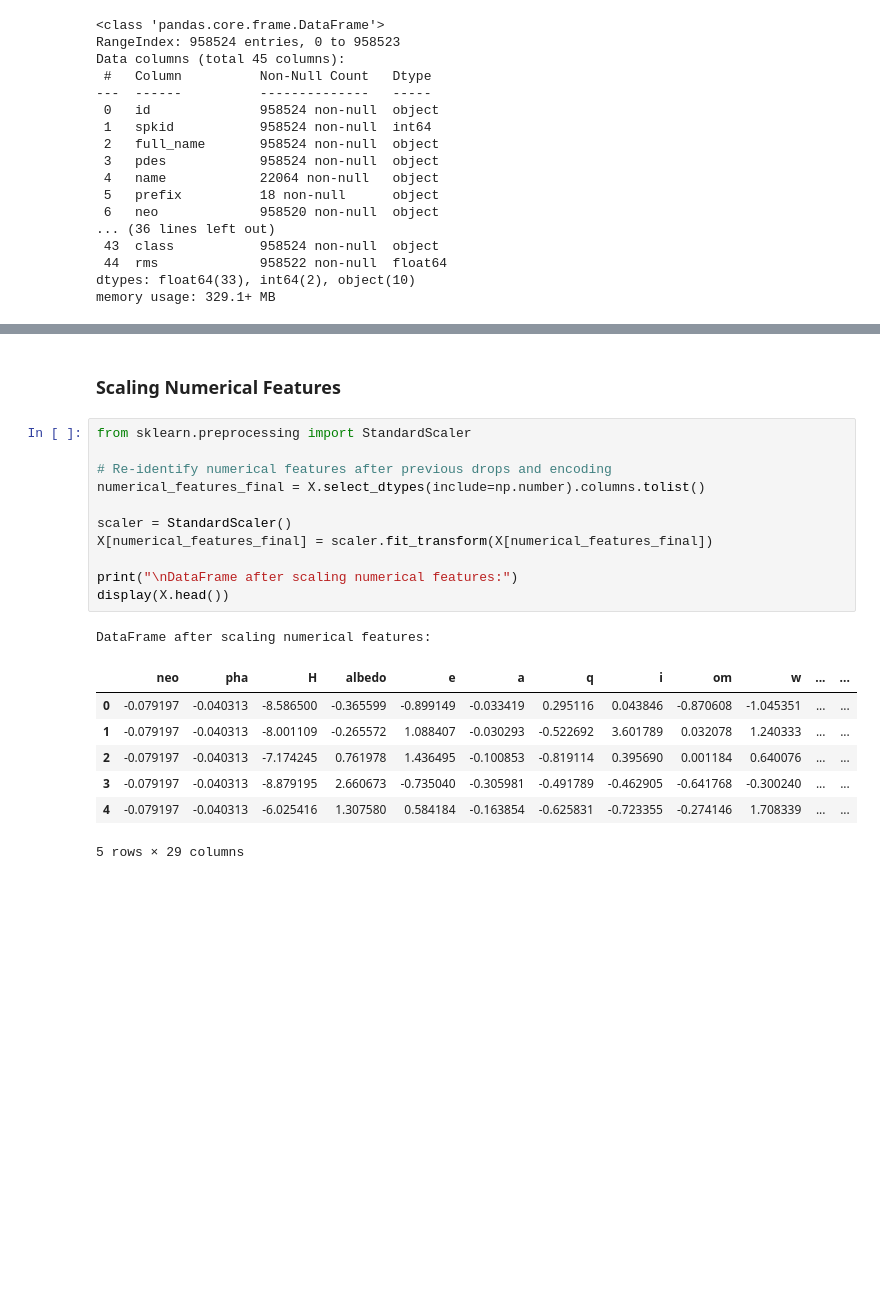
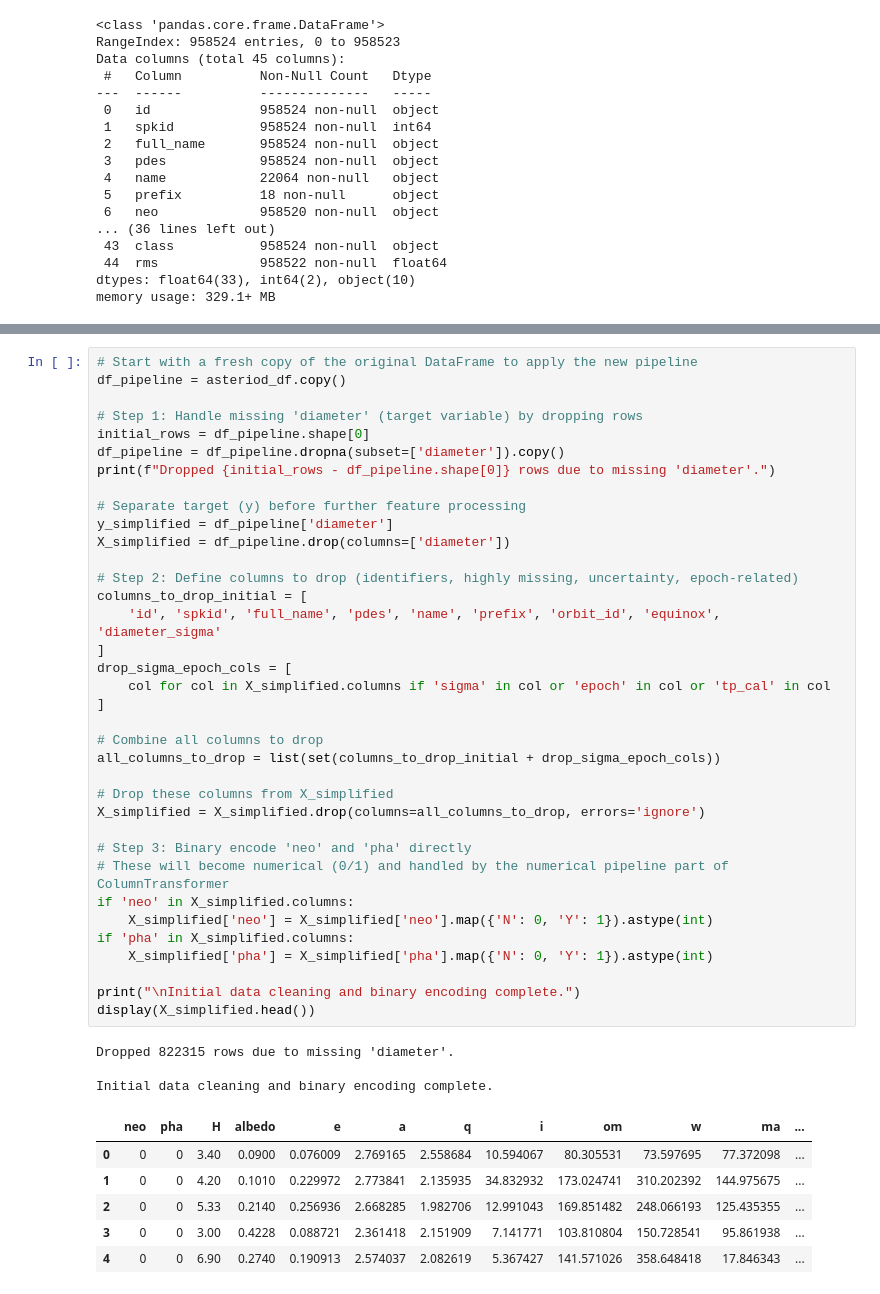
Before and after one commit to Aravindr017/Asteroid-Diameter-Prediction, a Jupyter notebook: Model/Asteriod.ipynb, the cells around one changed output, grey strips where cells are left out. Cells and saved outputs as stored; diff of their text form; blank space fills up the shorter version.

Commit message:
Data preprocessing pipeline created

```diff
--- a/Model/Asteriod.ipynb
+++ b/Model/Asteriod.ipynb
@@ -353,22 +252,46 @@ Final number of features after selection: 29
-# %% [markdown]
-### Scaling Numerical Features
-# %%
-from sklearn.preprocessing import StandardScaler
-
-# Re-identify numerical features after previous drops and encoding
-numerical_features_final = X.select_dtypes(include=np.number).columns.tolist()
-
-scaler = StandardScaler()
-X[numerical_features_final] = scaler.fit_transform(X[numerical_features_final])
-
-print("\nDataFrame after scaling numerical features:")
-display(X.head())
-# %% [output]
-DataFrame after scaling numerical features:
-|  | neo | pha | H | albedo | e | a | q | i | om | w | ... | ... |
-| 0 | -0.079197 | -0.040313 | -8.586500 | -0.365599 | -0.899149 | -0.033419 | 0.295116 | 0.043846 | -0.870608 | -1.045351 | ... | ... |
-| 1 | -0.079197 | -0.040313 | -8.001109 | -0.265572 | 1.088407 | -0.030293 | -0.522692 | 3.601789 | 0.032078 | 1.240333 | ... | ... |
-| 2 | -0.079197 | -0.040313 | -7.174245 | 0.761978 | 1.436495 | -0.100853 | -0.819114 | 0.395690 | 0.001184 | 0.640076 | ... | ... |
-| 3 | -0.079197 | -0.040313 | -8.879195 | 2.660673 | -0.735040 | -0.305981 | -0.491789 | -0.462905 | -0.641768 | -0.300240 | ... | ... |
-| 4 | -0.079197 | -0.040313 | -6.025416 | 1.307580 | 0.584184 | -0.163854 | -0.625831 | -0.723355 | -0.274146 | 1.708339 | ... | ... |
-5 rows × 29 columns
+# %%
+# Start with a fresh copy of the original DataFrame to apply the new pipeline
+df_pipeline = asteriod_df.copy()
+
+# Step 1: Handle missing 'diameter' (target variable) by dropping rows
+initial_rows = df_pipeline.shape[0]
+df_pipeline = df_pipeline.dropna(subset=['diameter']).copy()
+print(f"Dropped {initial_rows - df_pipeline.shape[0]} rows due to missing 'diameter'.")
+
+# Separate target (y) before further feature processing
+y_simplified = df_pipeline['diameter']
+X_simplified = df_pipeline.drop(columns=['diameter'])
+
+# Step 2: Define columns to drop (identifiers, highly missing, uncertainty, epoch-related)
+columns_to_drop_initial = [
+    'id', 'spkid', 'full_name', 'pdes', 'name', 'prefix', 'orbit_id', 'equinox', 'diameter_sigma'
+]
+drop_sigma_epoch_cols = [
+    col for col in X_simplified.columns if 'sigma' in col or 'epoch' in col or 'tp_cal' in col
+]
+
+# Combine all columns to drop
+all_columns_to_drop = list(set(columns_to_drop_initial + drop_sigma_epoch_cols))
+
+# Drop these columns from X_simplified
+X_simplified = X_simplified.drop(columns=all_columns_to_drop, errors='ignore')
+
+# Step 3: Binary encode 'neo' and 'pha' directly
+# These will become numerical (0/1) and handled by the numerical pipeline part of ColumnTransformer
+if 'neo' in X_simplified.columns:
+    X_simplified['neo'] = X_simplified['neo'].map({'N': 0, 'Y': 1}).astype(int)
+if 'pha' in X_simplified.columns:
+    X_simplified['pha'] = X_simplified['pha'].map({'N': 0, 'Y': 1}).astype(int)
+
+print("\nInitial data cleaning and binary encoding complete.")
+display(X_simplified.head())
+# %% [output]
+Dropped 822315 rows due to missing 'diameter'.
+
+Initial data cleaning and binary encoding complete.
+|  | neo | pha | H | albedo | e | a | q | i | om | w | ma | ... |
+| 0 | 0 | 0 | 3.40 | 0.0900 | 0.076009 | 2.769165 | 2.558684 | 10.594067 | 80.305531 | 73.597695 | 77.372098 | ... |
+| 1 | 0 | 0 | 4.20 | 0.1010 | 0.229972 | 2.773841 | 2.135935 | 34.832932 | 173.024741 | 310.202392 | 144.975675 | ... |
+| 2 | 0 | 0 | 5.33 | 0.2140 | 0.256936 | 2.668285 | 1.982706 | 12.991043 | 169.851482 | 248.066193 | 125.435355 | ... |
+| 3 | 0 | 0 | 3.00 | 0.4228 | 0.088721 | 2.361418 | 2.151909 | 7.141771 | 103.810804 | 150.728541 | 95.861938 | ... |
+| 4 | 0 | 0 | 6.90 | 0.2740 | 0.190913 | 2.574037 | 2.082619 | 5.367427 | 141.571026 | 358.648418 | 17.846343 | ... |
```
Also changed, not shown: parts of 12 cells of this notebook.
